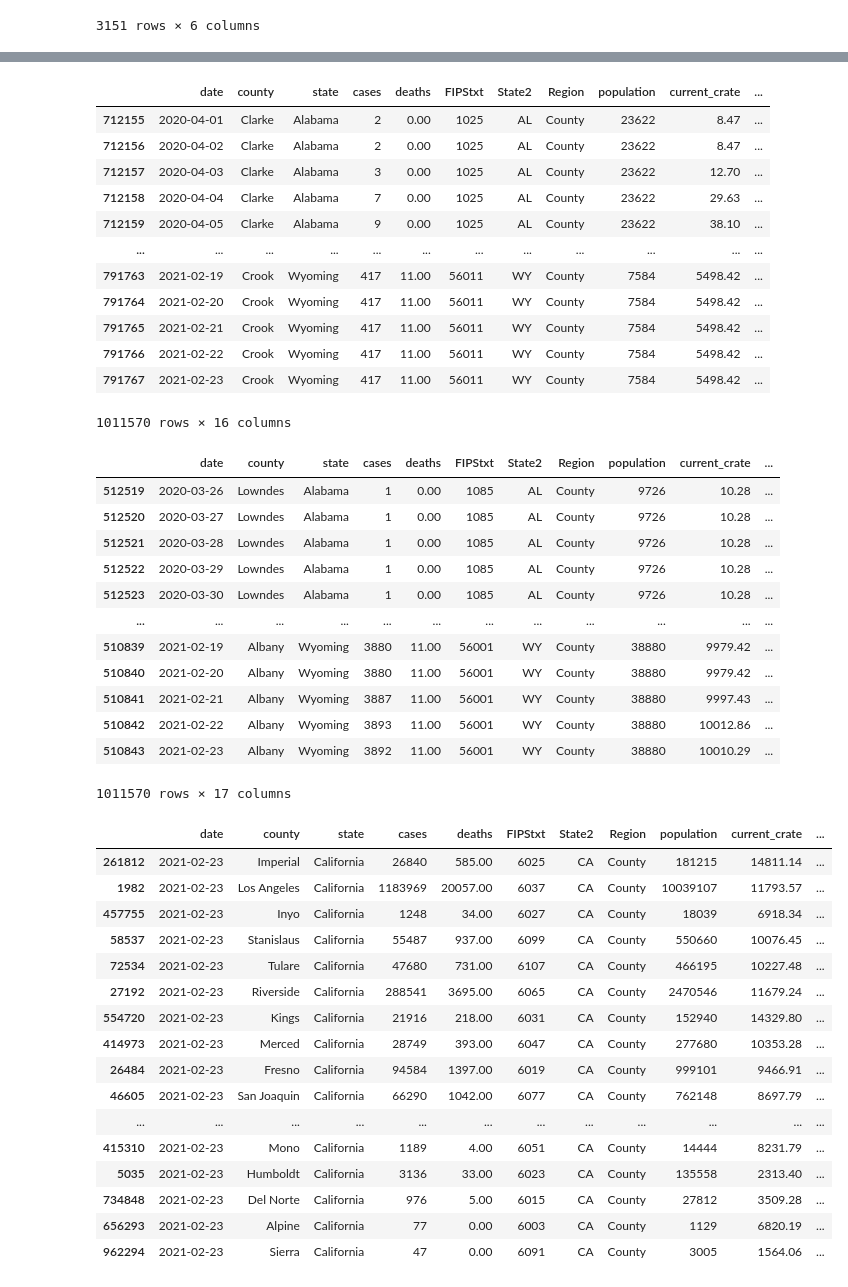
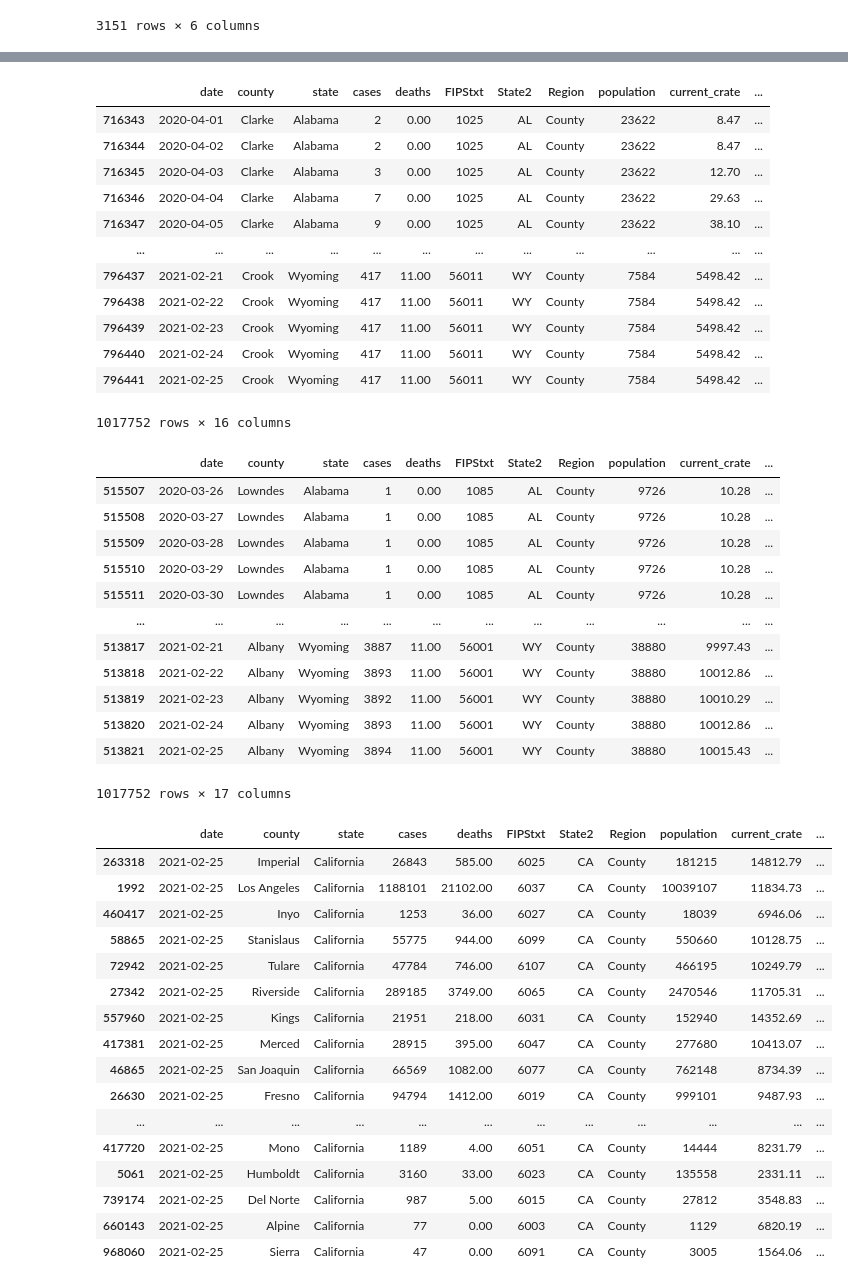
Before and after one commit to menlodoug/covid_crunching, a Jupyter notebook: pandas/COVID_USA.ipynb, the cells around one changed output, grey strips where cells are left out. Saved outputs shown, nothing was run; the diff lists cells and outputs as text; code cells hidden in the pictures.

```diff
--- a/pandas/COVID_USA.ipynb
+++ b/pandas/COVID_USA.ipynb
@@ -94,7 +94,7 @@ counties
 # %%
 # Isolate data from most current day.
 
-counties_us = counties[(counties['date'] == '2021-02-23') & (counties['Region'] == 'County')]
+counties_us = counties[(counties['date'] == '2021-02-25') & (counties['Region'] == 'County')]
 counties_us
 # %% [output]
 |  | date | county | state | cases | deaths | FIPStxt | State2 | Region | population | current_crate | ... |
@@ -208,18 +208,18 @@ usa['case_day'] = usa.groupby(['state','county']).cases.diff().fillna(usa.cases)
 usa
 # %% [output]
 |  | date | county | state | cases | deaths | FIPStxt | State2 | Region | population | current_crate | ... |
-| 712155 | 2020-04-01 | Clarke | Alabama | 2 | 0.00 | 1025 | AL | County | 23622 | 8.47 | ... |
-| 712156 | 2020-04-02 | Clarke | Alabama | 2 | 0.00 | 1025 | AL | County | 23622 | 8.47 | ... |
-| 712157 | 2020-04-03 | Clarke | Alabama | 3 | 0.00 | 1025 | AL | County | 23622 | 12.70 | ... |
-| 712158 | 2020-04-04 | Clarke | Alabama | 7 | 0.00 | 1025 | AL | County | 23622 | 29.63 | ... |
-| 712159 | 2020-04-05 | Clarke | Alabama | 9 | 0.00 | 1025 | AL | County | 23622 | 38.10 | ... |
+| 716343 | 2020-04-01 | Clarke | Alabama | 2 | 0.00 | 1025 | AL | County | 23622 | 8.47 | ... |
+| 716344 | 2020-04-02 | Clarke | Alabama | 2 | 0.00 | 1025 | AL | County | 23622 | 8.47 | ... |
+| 716345 | 2020-04-03 | Clarke | Alabama | 3 | 0.00 | 1025 | AL | County | 23622 | 12.70 | ... |
+| 716346 | 2020-04-04 | Clarke | Alabama | 7 | 0.00 | 1025 | AL | County | 23622 | 29.63 | ... |
+| 716347 | 2020-04-05 | Clarke | Alabama | 9 | 0.00 | 1025 | AL | County | 23622 | 38.10 | ... |
 | ... | ... | ... | ... | ... | ... | ... | ... | ... | ... | ... | ... |
-| 791763 | 2021-02-19 | Crook | Wyoming | 417 | 11.00 | 56011 | WY | County | 7584 | 5498.42 | ... |
-| 791764 | 2021-02-20 | Crook | Wyoming | 417 | 11.00 | 56011 | WY | County | 7584 | 5498.42 | ... |
-| 791765 | 2021-02-21 | Crook | Wyoming | 417 | 11.00 | 56011 | WY | County | 7584 | 5498.42 | ... |
-| 791766 | 2021-02-22 | Crook | Wyoming | 417 | 11.00 | 56011 | WY | County | 7584 | 5498.42 | ... |
-| 791767 | 2021-02-23 | Crook | Wyoming | 417 | 11.00 | 56011 | WY | County | 7584 | 5498.42 | ... |
+| 796437 | 2021-02-21 | Crook | Wyoming | 417 | 11.00 | 56011 | WY | County | 7584 | 5498.42 | ... |
+| 796438 | 2021-02-22 | Crook | Wyoming | 417 | 11.00 | 56011 | WY | County | 7584 | 5498.42 | ... |
+| 796439 | 2021-02-23 | Crook | Wyoming | 417 | 11.00 | 56011 | WY | County | 7584 | 5498.42 | ... |
+| 796440 | 2021-02-24 | Crook | Wyoming | 417 | 11.00 | 56011 | WY | County | 7584 | 5498.42 | ... |
+| 796441 | 2021-02-25 | Crook | Wyoming | 417 | 11.00 | 56011 | WY | County | 7584 | 5498.42 | ... |
-1011570 rows × 16 columns
+1017752 rows × 16 columns
 # %%
 # Break out daily death data from the New York Times csv that is cumulative in nature
 
@@ -228,18 +228,18 @@ usa['death_day'] = usa.groupby(['state','county']).deaths.diff().fillna(usa.deat
 usa
 # %% [output]
 |  | date | county | state | cases | deaths | FIPStxt | State2 | Region | population | current_crate | ... |
-| 512519 | 2020-03-26 | Lowndes | Alabama | 1 | 0.00 | 1085 | AL | County | 9726 | 10.28 | ... |
-| 512520 | 2020-03-27 | Lowndes | Alabama | 1 | 0.00 | 1085 | AL | County | 9726 | 10.28 | ... |
-| 512521 | 2020-03-28 | Lowndes | Alabama | 1 | 0.00 | 1085 | AL | County | 9726 | 10.28 | ... |
-| 512522 | 2020-03-29 | Lowndes | Alabama | 1 | 0.00 | 1085 | AL | County | 9726 | 10.28 | ... |
-| 512523 | 2020-03-30 | Lowndes | Alabama | 1 | 0.00 | 1085 | AL | County | 9726 | 10.28 | ... |
+| 515507 | 2020-03-26 | Lowndes | Alabama | 1 | 0.00 | 1085 | AL | County | 9726 | 10.28 | ... |
+| 515508 | 2020-03-27 | Lowndes | Alabama | 1 | 0.00 | 1085 | AL | County | 9726 | 10.28 | ... |
+| 515509 | 2020-03-28 | Lowndes | Alabama | 1 | 0.00 | 1085 | AL | County | 9726 | 10.28 | ... |
+| 515510 | 2020-03-29 | Lowndes | Alabama | 1 | 0.00 | 1085 | AL | County | 9726 | 10.28 | ... |
+| 515511 | 2020-03-30 | Lowndes | Alabama | 1 | 0.00 | 1085 | AL | County | 9726 | 10.28 | ... |
 | ... | ... | ... | ... | ... | ... | ... | ... | ... | ... | ... | ... |
-| 510839 | 2021-02-19 | Albany | Wyoming | 3880 | 11.00 | 56001 | WY | County | 38880 | 9979.42 | ... |
-| 510840 | 2021-02-20 | Albany | Wyoming | 3880 | 11.00 | 56001 | WY | County | 38880 | 9979.42 | ... |
-| 510841 | 2021-02-21 | Albany | Wyoming | 3887 | 11.00 | 56001 | WY | County | 38880 | 9997.43 | ... |
-| 510842 | 2021-02-22 | Albany | Wyoming | 3893 | 11.00 | 56001 | WY | County | 38880 | 10012.86 | ... |
-| 510843 | 2021-02-23 | Albany | Wyoming | 3892 | 11.00 | 56001 | WY | County | 38880 | 10010.29 | ... |
+| 513817 | 2021-02-21 | Albany | Wyoming | 3887 | 11.00 | 56001 | WY | County | 38880 | 9997.43 | ... |
+| 513818 | 2021-02-22 | Albany | Wyoming | 3893 | 11.00 | 56001 | WY | County | 38880 | 10012.86 | ... |
+| 513819 | 2021-02-23 | Albany | Wyoming | 3892 | 11.00 | 56001 | WY | County | 38880 | 10010.29 | ... |
+| 513820 | 2021-02-24 | Albany | Wyoming | 3893 | 11.00 | 56001 | WY | County | 38880 | 10012.86 | ... |
+| 513821 | 2021-02-25 | Albany | Wyoming | 3894 | 11.00 | 56001 | WY | County | 38880 | 10015.43 | ... |
-1011570 rows × 17 columns
+1017752 rows × 17 columns
 # %%
 # Export updated national data to csv for use in Tableau
 
@@ -247,26 +247,26 @@ usa.to_csv('daily_covid_us.csv', index=False)
 # %%
 # Filter California data to show only numbers for today
 
-counties_cal = usa[(usa['date'] == '2021-02-23') & (usa['state'] == 'California')]
+counties_cal = usa[(usa['date'] == '2021-02-25') & (usa['state'] == 'California')]
 counties_cal
 # %% [output]
 |  | date | county | state | cases | deaths | FIPStxt | State2 | Region | population | current_crate | ... |
-| 261812 | 2021-02-23 | Imperial | California | 26840 | 585.00 | 6025 | CA | County | 181215 | 14811.14 | ... |
-| 1982 | 2021-02-23 | Los Angeles | California | 1183969 | 20057.00 | 6037 | CA | County | 10039107 | 11793.57 | ... |
-| 457755 | 2021-02-23 | Inyo | California | 1248 | 34.00 | 6027 | CA | County | 18039 | 6918.34 | ... |
-| 58537 | 2021-02-23 | Stanislaus | California | 55487 | 937.00 | 6099 | CA | County | 550660 | 10076.45 | ... |
-| 72534 | 2021-02-23 | Tulare | California | 47680 | 731.00 | 6107 | CA | County | 466195 | 10227.48 | ... |
-| 27192 | 2021-02-23 | Riverside | California | 288541 | 3695.00 | 6065 | CA | County | 2470546 | 11679.24 | ... |
-| 554720 | 2021-02-23 | Kings | California | 21916 | 218.00 | 6031 | CA | County | 152940 | 14329.80 | ... |
-| 414973 | 2021-02-23 | Merced | California | 28749 | 393.00 | 6047 | CA | County | 277680 | 10353.28 | ... |
-| 26484 | 2021-02-23 | Fresno | California | 94584 | 1397.00 | 6019 | CA | County | 999101 | 9466.91 | ... |
-| 46605 | 2021-02-23 | San Joaquin | California | 66290 | 1042.00 | 6077 | CA | County | 762148 | 8697.79 | ... |
+| 263318 | 2021-02-25 | Imperial | California | 26843 | 585.00 | 6025 | CA | County | 181215 | 14812.79 | ... |
+| 1992 | 2021-02-25 | Los Angeles | California | 1188101 | 21102.00 | 6037 | CA | County | 10039107 | 11834.73 | ... |
+| 460417 | 2021-02-25 | Inyo | California | 1253 | 36.00 | 6027 | CA | County | 18039 | 6946.06 | ... |
+| 58865 | 2021-02-25 | Stanislaus | California | 55775 | 944.00 | 6099 | CA | County | 550660 | 10128.75 | ... |
+| 72942 | 2021-02-25 | Tulare | California | 47784 | 746.00 | 6107 | CA | County | 466195 | 10249.79 | ... |
+| 27342 | 2021-02-25 | Riverside | California | 289185 | 3749.00 | 6065 | CA | County | 2470546 | 11705.31 | ... |
+| 557960 | 2021-02-25 | Kings | California | 21951 | 218.00 | 6031 | CA | County | 152940 | 14352.69 | ... |
+| 417381 | 2021-02-25 | Merced | California | 28915 | 395.00 | 6047 | CA | County | 277680 | 10413.07 | ... |
+| 46865 | 2021-02-25 | San Joaquin | California | 66569 | 1082.00 | 6077 | CA | County | 762148 | 8734.39 | ... |
+| 26630 | 2021-02-25 | Fresno | California | 94794 | 1412.00 | 6019 | CA | County | 999101 | 9487.93 | ... |
 | ... | ... | ... | ... | ... | ... | ... | ... | ... | ... | ... | ... |
-| 415310 | 2021-02-23 | Mono | California | 1189 | 4.00 | 6051 | CA | County | 14444 | 8231.79 | ... |
-| 5035 | 2021-02-23 | Humboldt | California | 3136 | 33.00 | 6023 | CA | County | 135558 | 2313.40 | ... |
-| 734848 | 2021-02-23 | Del Norte | California | 976 | 5.00 | 6015 | CA | County | 27812 | 3509.28 | ... |
-| 656293 | 2021-02-23 | Alpine | California | 77 | 0.00 | 6003 | CA | County | 1129 | 6820.19 | ... |
-| 962294 | 2021-02-23 | Sierra | California | 47 | 0.00 | 6091 | CA | County | 3005 | 1564.06 | ... |
+| 417720 | 2021-02-25 | Mono | California | 1189 | 4.00 | 6051 | CA | County | 14444 | 8231.79 | ... |
+| 5061 | 2021-02-25 | Humboldt | California | 3160 | 33.00 | 6023 | CA | County | 135558 | 2331.11 | ... |
+| 739174 | 2021-02-25 | Del Norte | California | 987 | 5.00 | 6015 | CA | County | 27812 | 3548.83 | ... |
+| 660143 | 2021-02-25 | Alpine | California | 77 | 0.00 | 6003 | CA | County | 1129 | 6820.19 | ... |
+| 968060 | 2021-02-25 | Sierra | California | 47 | 0.00 | 6091 | CA | County | 3005 | 1564.06 | ... |
 # %%
 # Show top 10 California counties based on largest current infection rate
 
```
Also changed, not shown: parts of 12 cells of this notebook, 31 other files.
